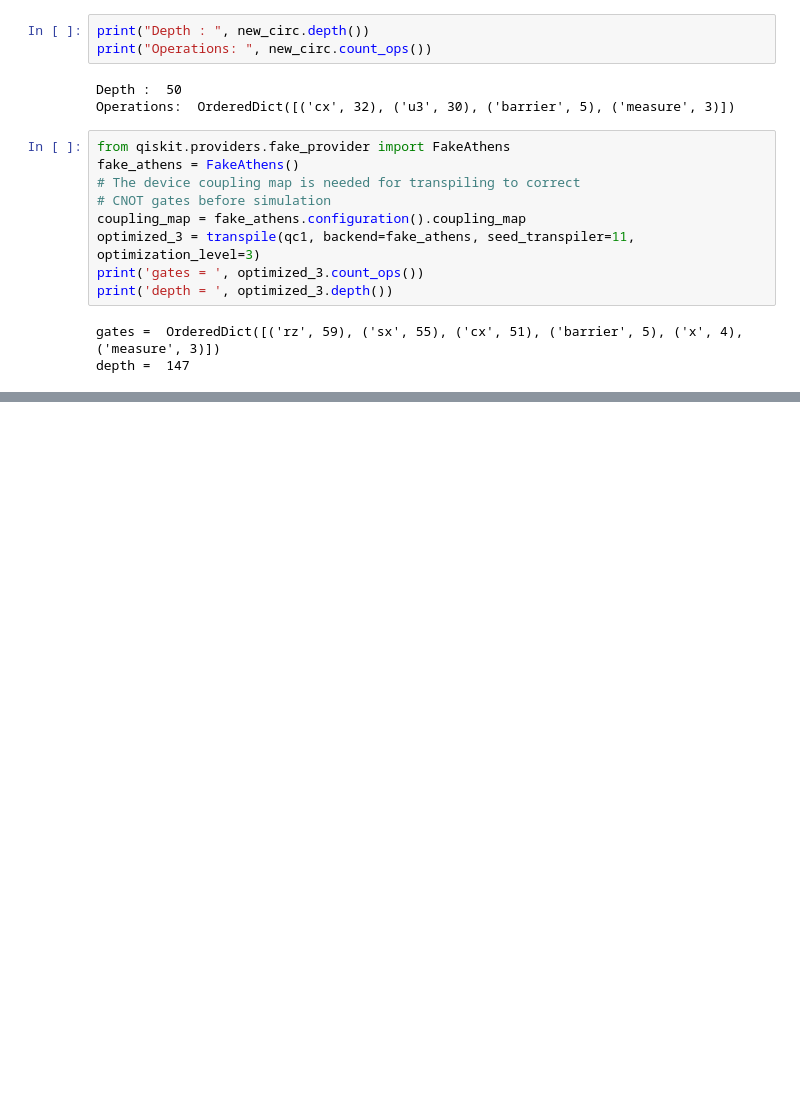
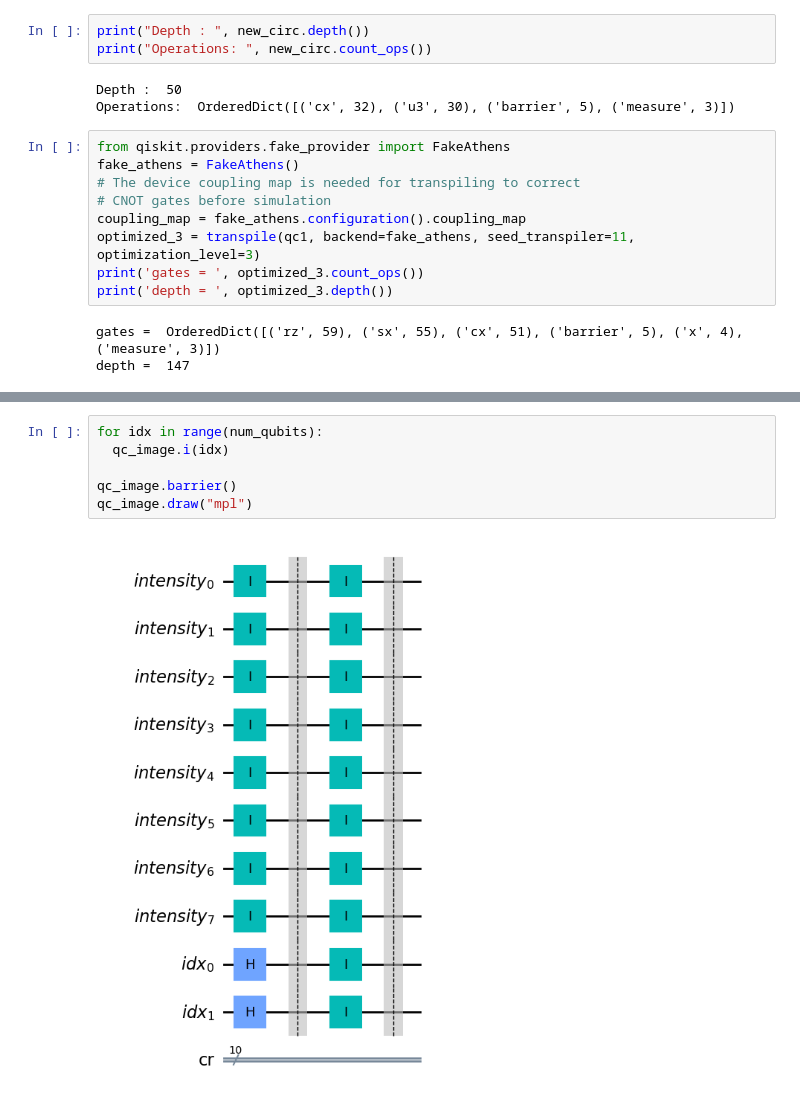
Before and after one commit to MUbarak123-56/qiskit-work, a Jupyter notebook: quantum_applications/fqri_neqr.ipynb, the cells around one changed output, grey strips where cells are left out. Saved outputs shown, nothing was run; the diff lists cells and outputs as text; blank space fills up the shorter version.

```diff
--- a/quantum_applications/fqri_neqr.ipynb
+++ b/quantum_applications/fqri_neqr.ipynb
@@ -296,0 +305,8 @@ QiskitError: ignored
+# %%
+for idx in range(num_qubits):
+  qc_image.i(idx)
+
+qc_image.barrier()
+qc_image.draw("mpl")
+# %% [output]
+[figure, added]
```
Also changed, not shown: parts of 13 cells of this notebook.
